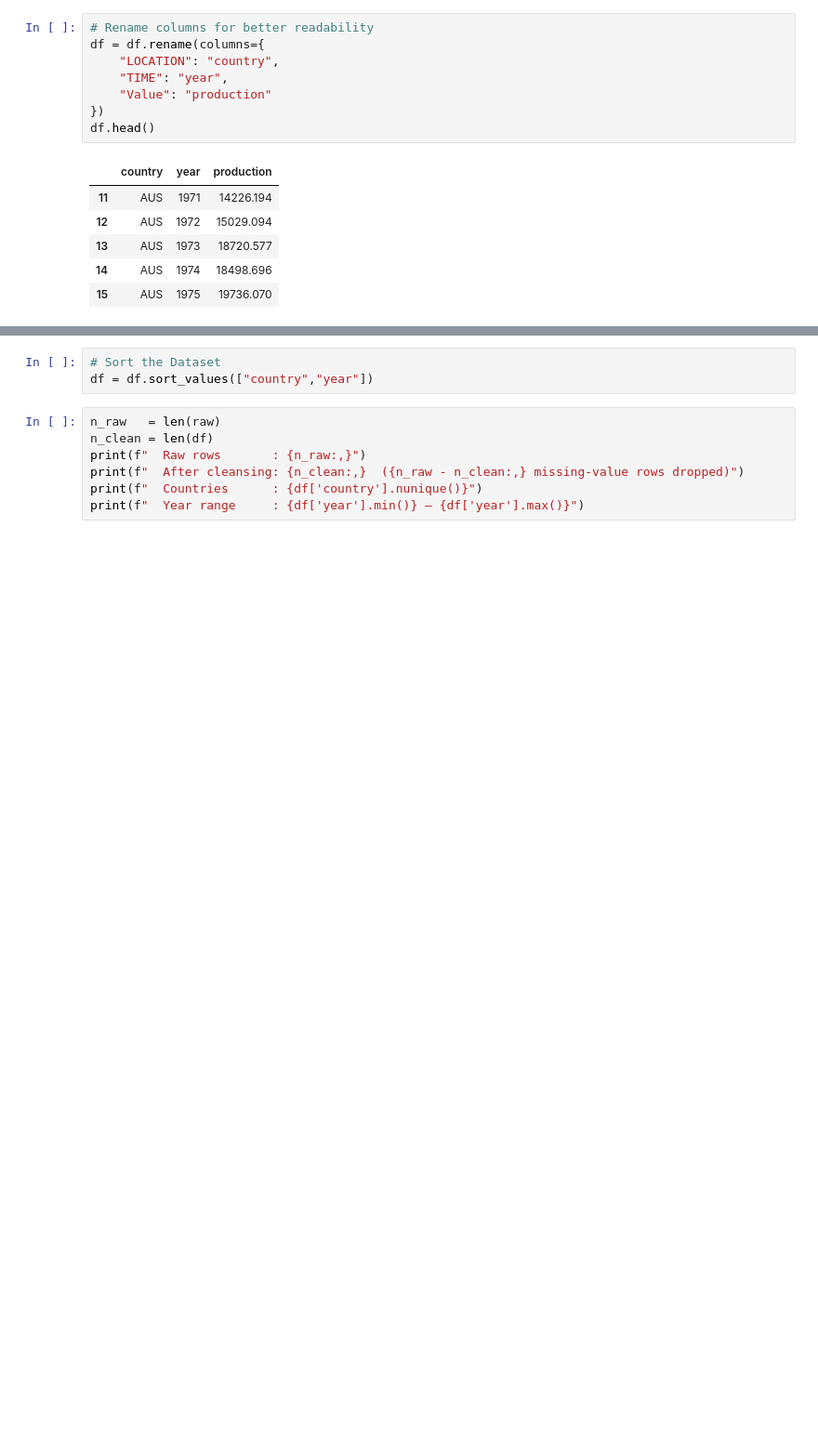
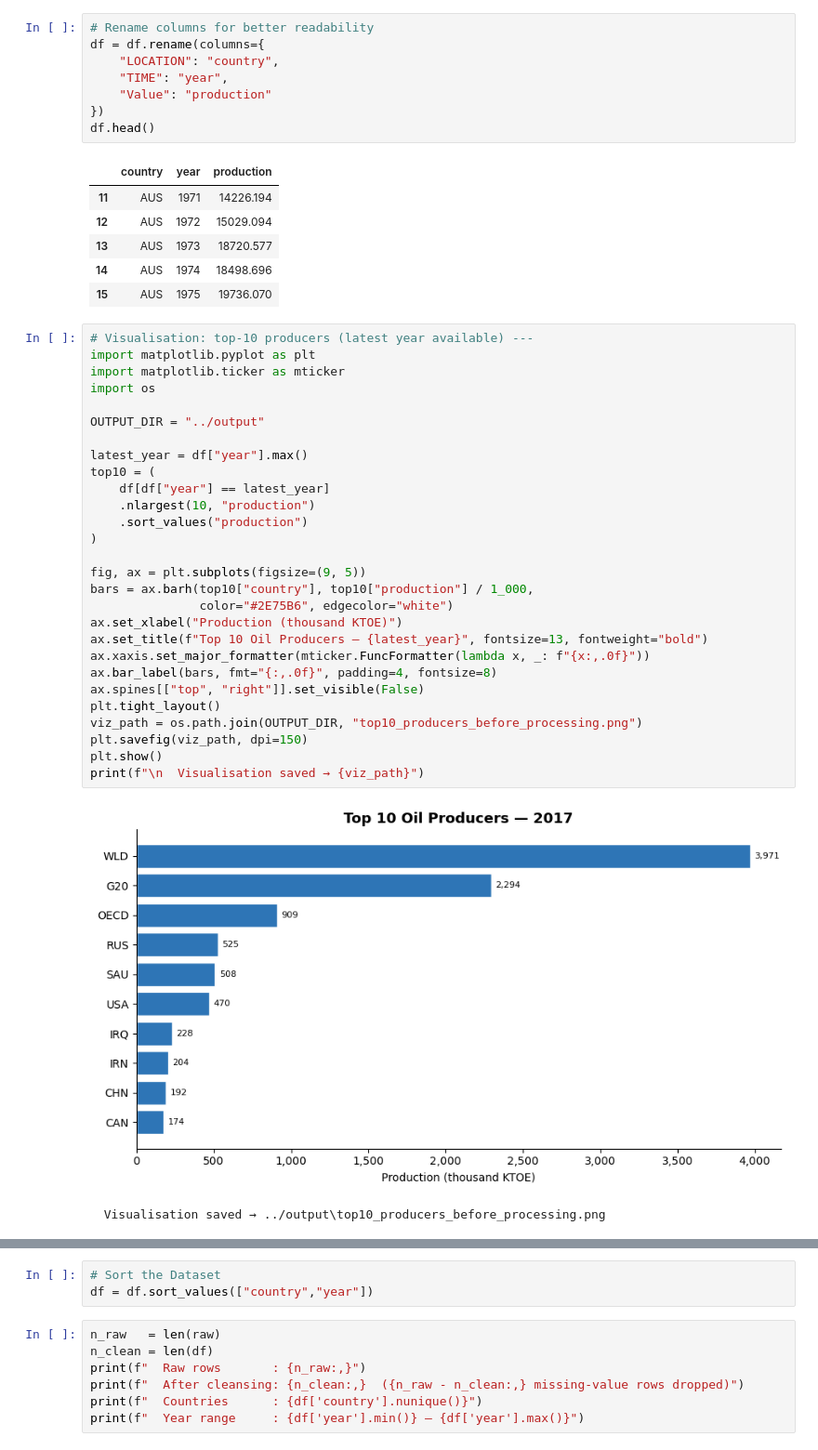
Before and after one commit to kashahmadi95-cmd/SFHA-Project, a Jupyter notebook: notebooks/01_EDA.ipynb.ipynb, the cells around one changed output, grey strips where cells are left out. Shown at 93% size. Cells and saved outputs as stored; diff of their text form; blank space fills up the shorter version.

```diff
--- a/notebooks/01_EDA.ipynb.ipynb
+++ b/notebooks/01_EDA.ipynb.ipynb
@@ -85,6 +85,37 @@ df.head()
 | 13 | AUS | 1973 | 18720.577 |
 | 14 | AUS | 1974 | 18498.696 |
 | 15 | AUS | 1975 | 19736.070 |
+# %%
+# Visualisation: top-10 producers (latest year available) ---
+import matplotlib.pyplot as plt
+import matplotlib.ticker as mticker
+import os
+
+OUTPUT_DIR = "../output"
+
+latest_year = df["year"].max()
+top10 = (
+    df[df["year"] == latest_year]
+    .nlargest(10, "production")
+    .sort_values("production")
+)
+
+fig, ax = plt.subplots(figsize=(9, 5))
+bars = ax.barh(top10["country"], top10["production"] / 1_000,
+               color="#2E75B6", edgecolor="white")
+ax.set_xlabel("Production (thousand KTOE)")
+ax.set_title(f"Top 10 Oil Producers — {latest_year}", fontsize=13, fontweight="bold")
+ax.xaxis.set_major_formatter(mticker.FuncFormatter(lambda x, _: f"{x:,.0f}"))
+ax.bar_label(bars, fmt="{:,.0f}", padding=4, fontsize=8)
+ax.spines[["top", "right"]].set_visible(False)
+plt.tight_layout()
+viz_path = os.path.join(OUTPUT_DIR, "top10_producers_before_processing.png")
+plt.savefig(viz_path, dpi=150)
+plt.show()
+print(f"\n  Visualisation saved → {viz_path}")
+# %% [output]
+[figure, added]
+  Visualisation saved → ../output\top10_producers_before_processing.png
 # %%
 # drop the aggregate rows that aren’t individual countries
 exclude = ["WLD", "G20", "OECD"]
```
Also changed, not shown: parts of 5 cells of this notebook, 13 other files.
